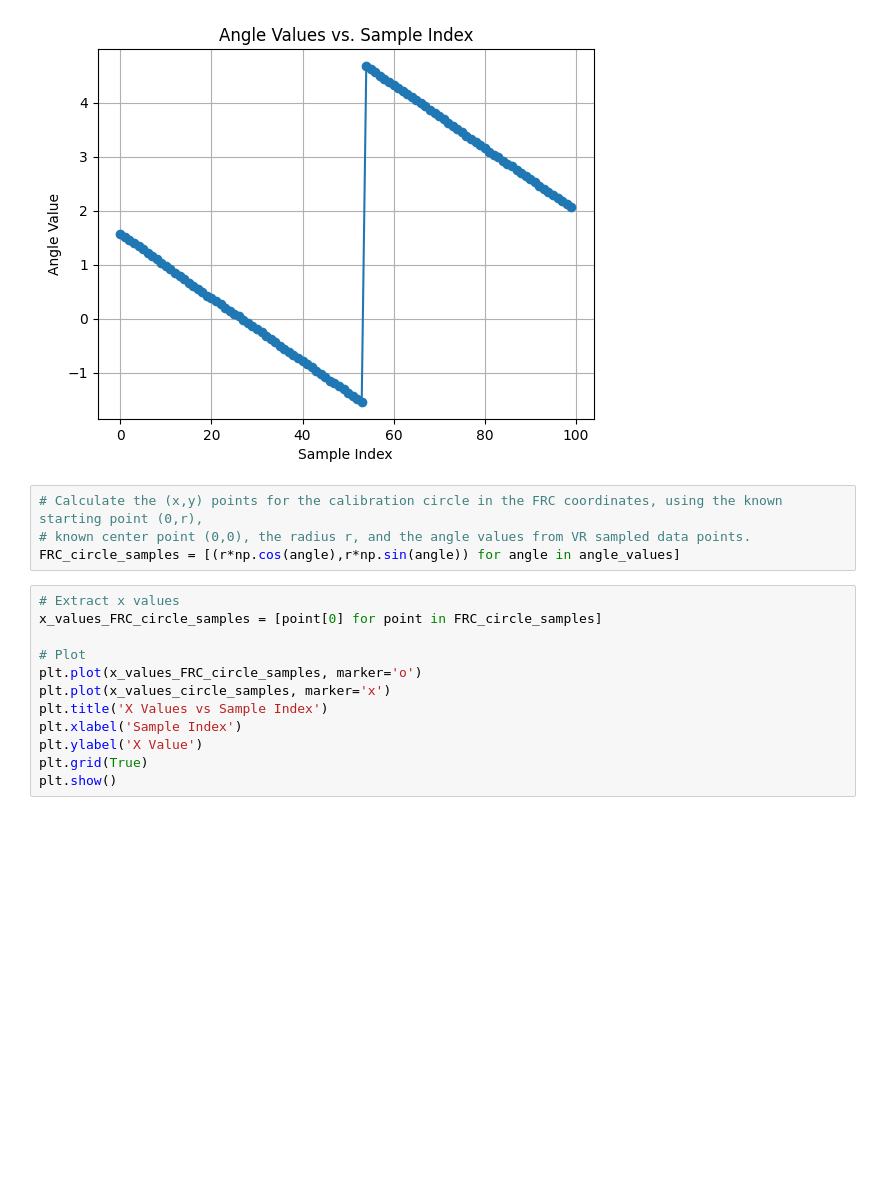
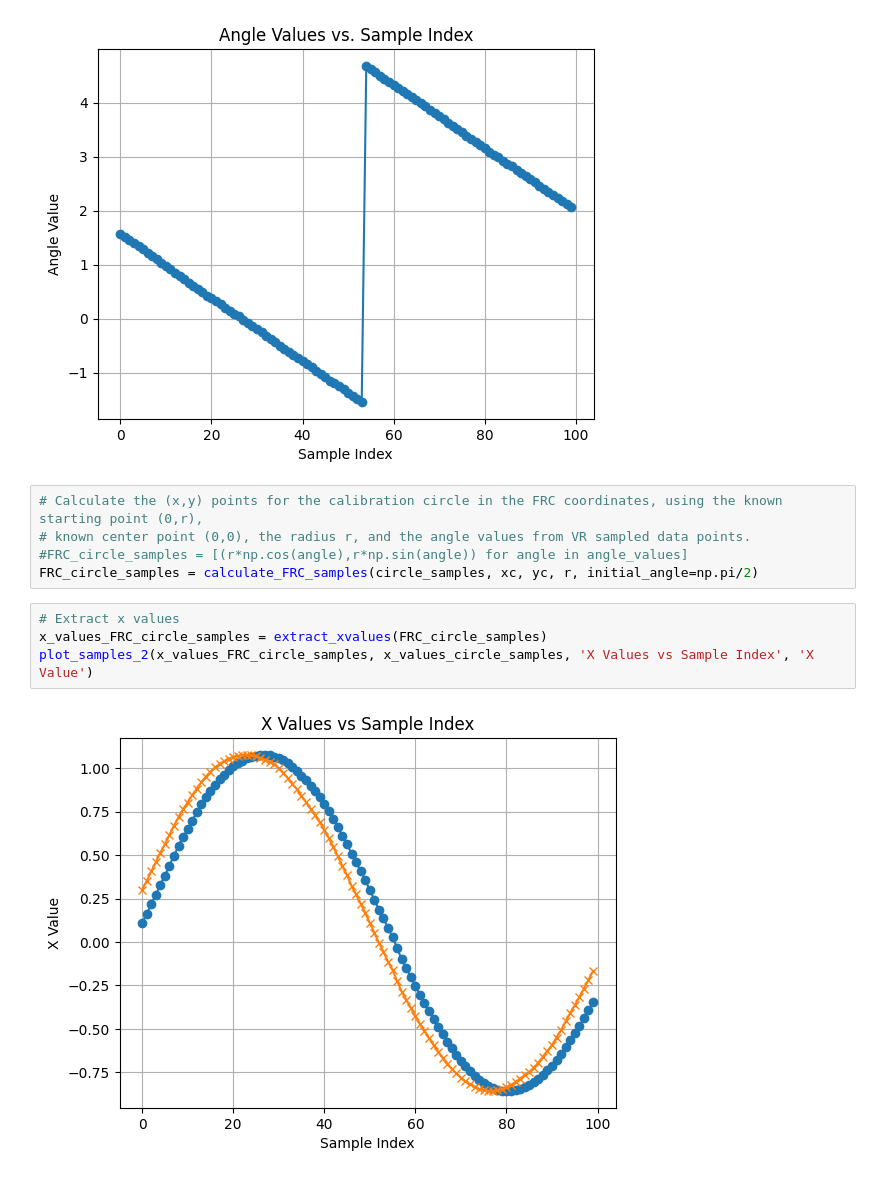
Before and after one commit to Team488/VR_NetworkTables2024, a Jupyter notebook: fieldCalibrateDebug.ipynb, the cells around one changed output. Drawn from its saved outputs; the diff is of its cells as text; blank space fills up the shorter version.

```diff
--- a/fieldCalibrateDebug.ipynb
+++ b/fieldCalibrateDebug.ipynb
@@ -47,17 +47,12 @@ plot_samples(angle_values,"Angle Values vs. Sample Index", "Angle Value")
 # %%
 # Calculate the (x,y) points for the calibration circle in the FRC coordinates, using the known starting point (0,r),
 # known center point (0,0), the radius r, and the angle values from VR sampled data points.
-FRC_circle_samples = [(r*np.cos(angle),r*np.sin(angle)) for angle in angle_values]
+#FRC_circle_samples = [(r*np.cos(angle),r*np.sin(angle)) for angle in angle_values]
+FRC_circle_samples = calculate_FRC_samples(circle_samples, xc, yc, r, initial_angle=np.pi/2)
 # %%
 # Extract x values
-x_values_FRC_circle_samples = [point[0] for point in FRC_circle_samples]
-
-# Plot
-plt.plot(x_values_FRC_circle_samples, marker='o')
-plt.plot(x_values_circle_samples, marker='x')
-plt.title('X Values vs Sample Index')
-plt.xlabel('Sample Index')
-plt.ylabel('X Value')
-plt.grid(True)
-plt.show()
+x_values_FRC_circle_samples = extract_xvalues(FRC_circle_samples)
+plot_samples_2(x_values_FRC_circle_samples, x_values_circle_samples, 'X Values vs Sample Index', 'X Value')
+# %% [output]
+[figure, added]
 # %%
```
Also changed, not shown: parts of 17 cells of this notebook, 1 other file.
